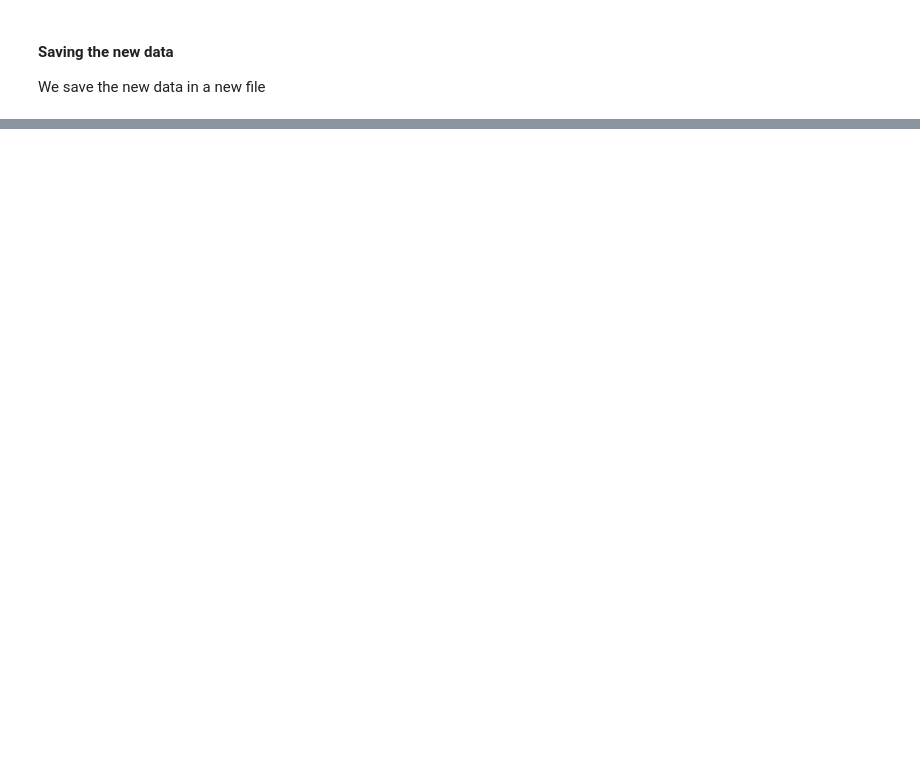
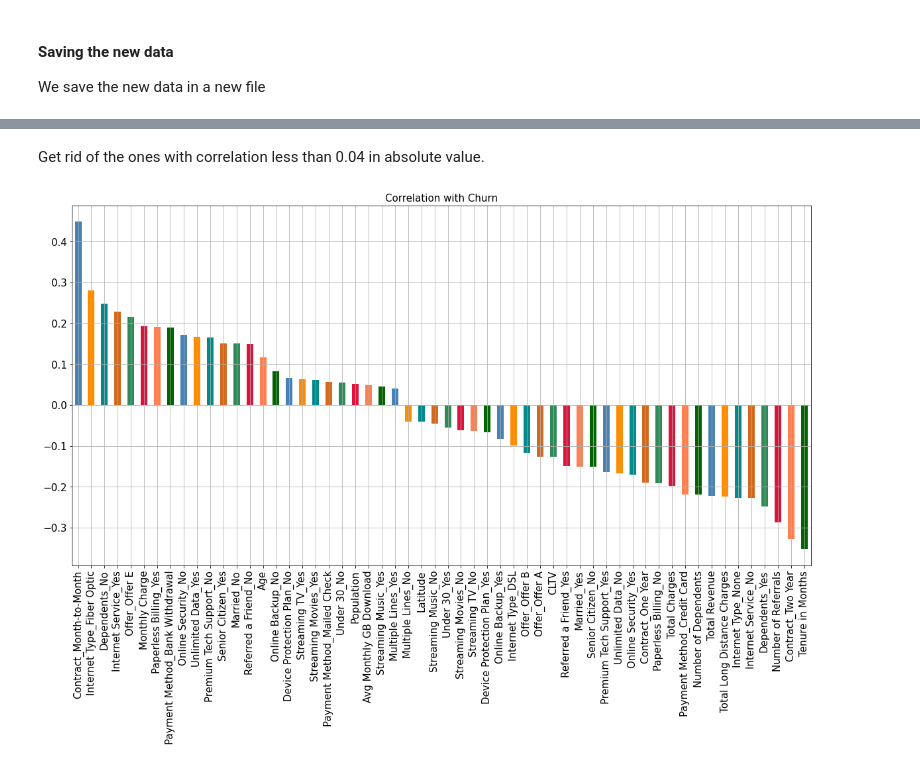
Before and after one commit to lucienwalewski/cse204project, a Jupyter notebook: src/preprocessing.ipynb, the cells around one changed output, grey strips where cells are left out. Cells and saved outputs as stored; diff of their text form; code cells hidden in the pictures; blank space fills up the shorter version.

```diff
--- a/src/preprocessing.ipynb
+++ b/src/preprocessing.ipynb
@@ -502,0 +604,11 @@ df.to_csv(save_path)
+# %% [markdown]
+Get rid of the ones with correlation less than 0.04 in absolute value.
+# %%
+plt.figure(figsize=(20, 10))
+
+correlations_dropped.plot(kind='bar', grid="True", fontsize=15, color=[
+    'SteelBlue', 'DarkOrange', 'DarkCyan', 'Chocolate', 'SeaGreen', 'Crimson', 'Coral', 'DarkGreen'])
+plt.title("Correlation with Churn", fontsize=15)
+plt.show()
+# %% [output]
+[figure, added]
```
Also changed, not shown: parts of 21 cells of this notebook, 4 other files.
